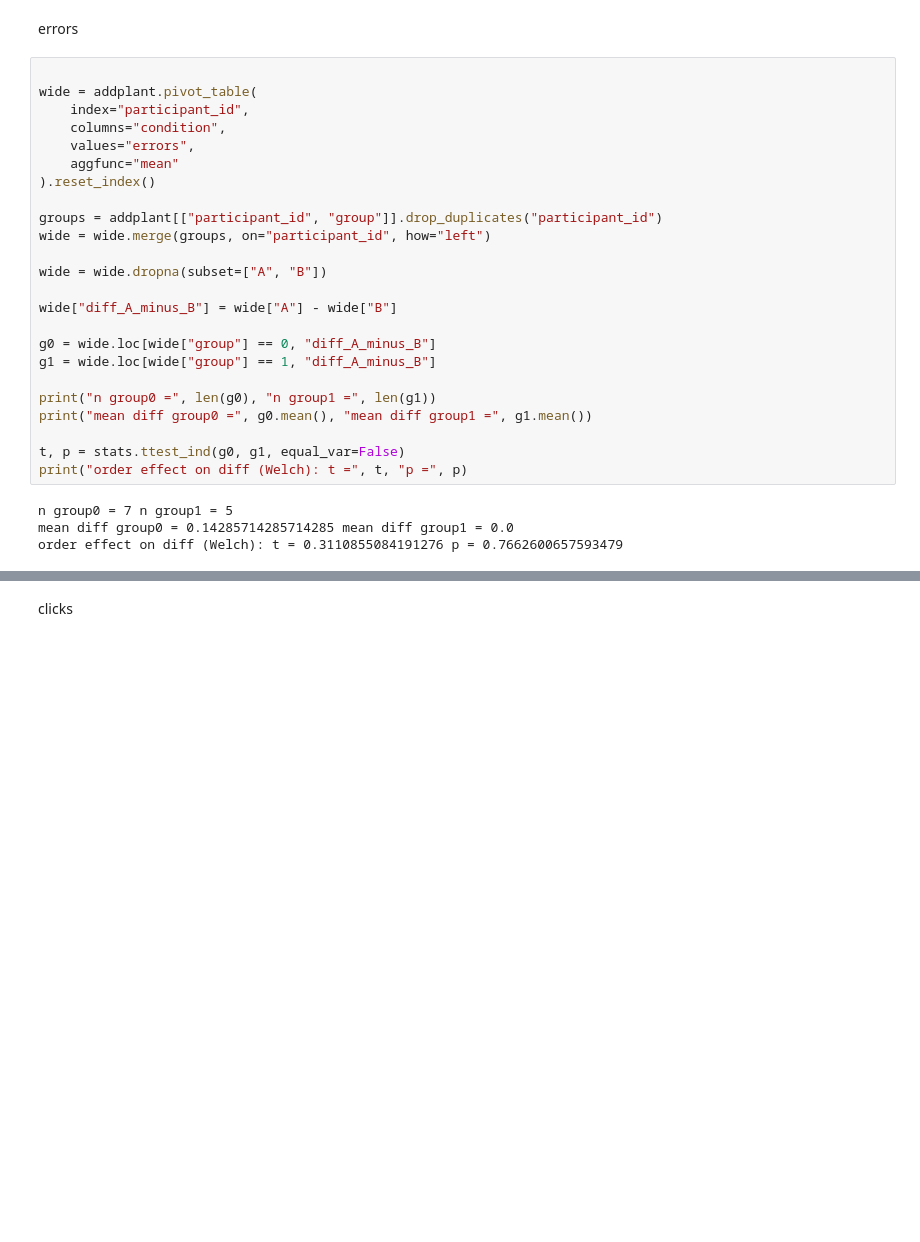
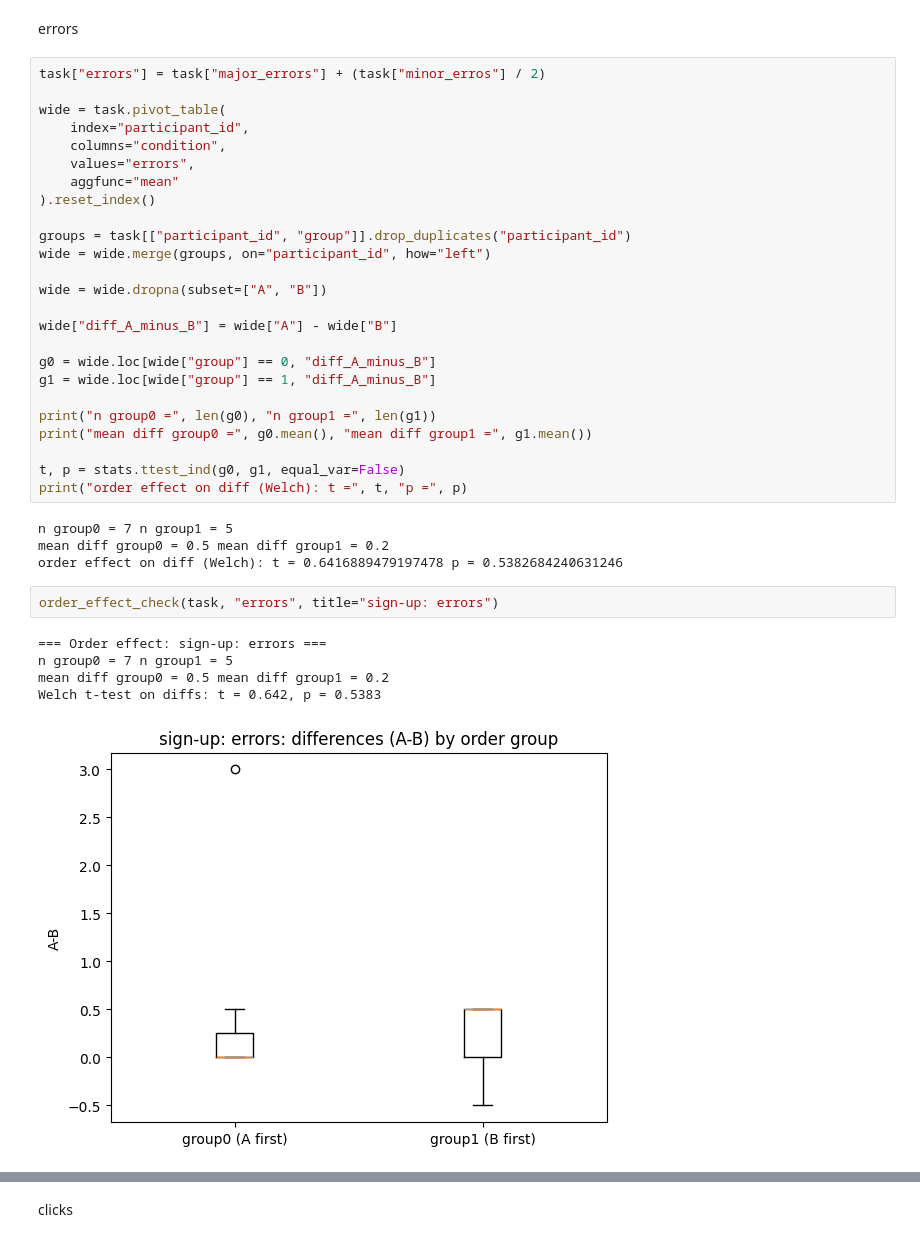
Before and after one commit to berrakkilic/UIPraktikum, a Jupyter notebook: signUpAnalysis.ipynb, the cells around one changed output, grey strips where cells are left out. Drawn from its saved outputs; the diff is of its cells as text; blank space fills up the shorter version.

```diff
--- a/signUpAnalysis.ipynb
+++ b/signUpAnalysis.ipynb
@@ -118,15 +116,16 @@ Welch t-test on diffs: t = 0.576, p = 0.5827
 # %% [markdown]
 errors
 # %%
+task["errors"] = task["major_errors"] + (task["minor_erros"] / 2)
 
-wide = addplant.pivot_table(
+wide = task.pivot_table(
     index="participant_id",
     columns="condition",
     values="errors",
     aggfunc="mean"
 ).reset_index()
 
-groups = addplant[["participant_id", "group"]].drop_duplicates("participant_id")
+groups = task[["participant_id", "group"]].drop_duplicates("participant_id")
 wide = wide.merge(groups, on="participant_id", how="left")
 
 wide = wide.dropna(subset=["A", "B"])
@@ -143,5 +142,13 @@ t, p = stats.ttest_ind(g0, g1, equal_var=False)
 print("order effect on diff (Welch): t =", t, "p =", p)
 # %% [output]
 n group0 = 7 n group1 = 5
-mean diff group0 = 0.14285714285714285 mean diff group1 = 0.0
-order effect on diff (Welch): t = 0.3110855084191276 p = 0.7662600657593479
+mean diff group0 = 0.5 mean diff group1 = 0.2
+order effect on diff (Welch): t = 0.6416889479197478 p = 0.5382684240631246
+# %%
+order_effect_check(task, "errors", title="sign-up: errors")
+# %% [output]
+=== Order effect: sign-up: errors ===
+n group0 = 7 n group1 = 5
+mean diff group0 = 0.5 mean diff group1 = 0.2
+Welch t-test on diffs: t = 0.642, p = 0.5383
+[figure, added]
```
Also changed, not shown: parts of 20 cells of this notebook.
